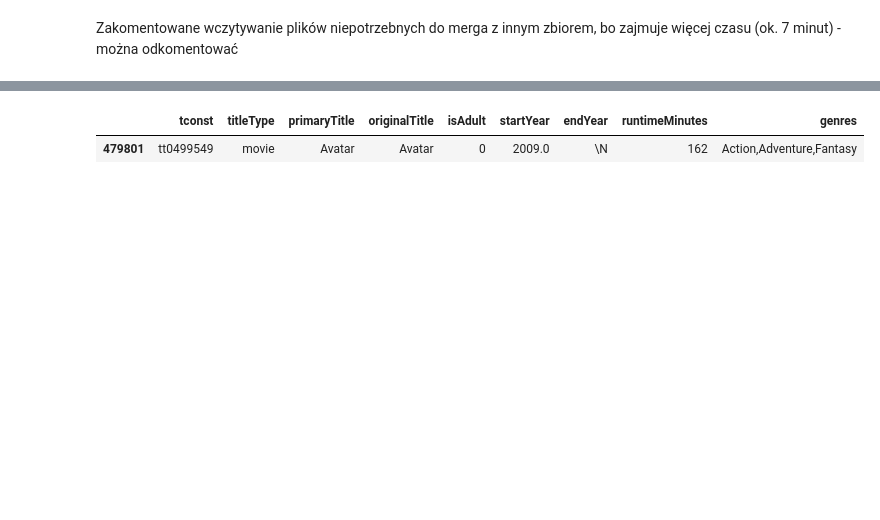
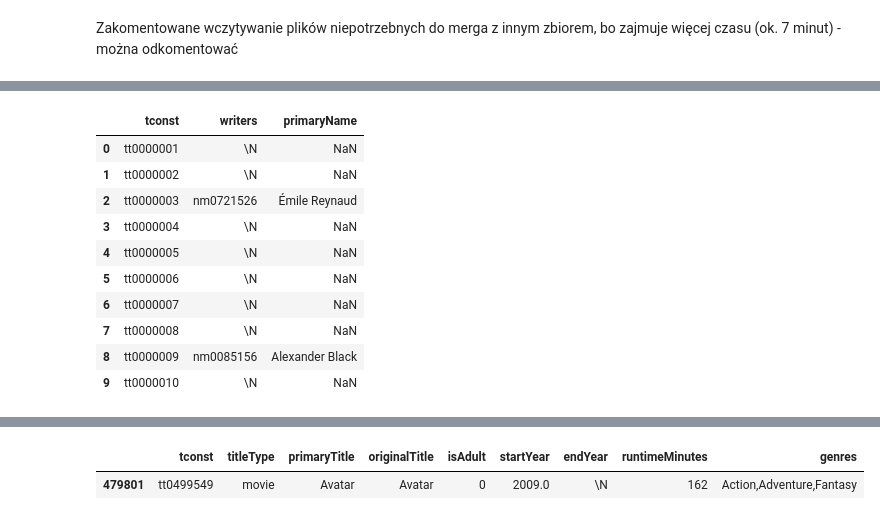
Before and after one commit to olkat12/Data_Exploration, a Jupyter notebook: data-acquisition/data_merge.ipynb, the cells around one changed output, grey strips where cells are left out. Drawn from its saved outputs; the diff is of its cells as text; code cells hidden in the pictures; blank space fills up the shorter version.

```diff
--- a/data-acquisition/data_merge.ipynb
+++ b/data-acquisition/data_merge.ipynb
@@ -23,0 +97,6 @@ title_basics.head()
+# %%
+# Przygotowanie scenarzystów do łączenia
+writers_exploded = title_crew[['tconst', 'writers']].copy()
+writers_exploded['writers'] = writers_exploded['writers'].str.split(',')
+writers_exploded = writers_exploded.explode('writers')
+writers_exploded.head(10)
@@ -23,0 +115,23 @@ title_basics.head()
+# %%
+writers_named = pd.merge(
+    writers_exploded,
+    names[['nconst', 'primaryName']],
+    left_on='writers',
+    right_on='nconst',
+    how='left')
+
+writers_named.drop('nconst', inplace=True, axis=1)
+# %%
+writers_named.head(10)
+# %% [output]
+|  | tconst | writers | primaryName |
+| 0 | tt0000001 | \N | NaN |
+| 1 | tt0000002 | \N | NaN |
+| 2 | tt0000003 | nm0721526 | Émile Reynaud |
+| 3 | tt0000004 | \N | NaN |
+| 4 | tt0000005 | \N | NaN |
+| 5 | tt0000006 | \N | NaN |
+| 6 | tt0000007 | \N | NaN |
+| 7 | tt0000008 | \N | NaN |
+| 8 | tt0000009 | nm0085156 | Alexander Black |
+| 9 | tt0000010 | \N | NaN |
```
Also changed, not shown: parts of 21 cells of this notebook, 3 other files.
